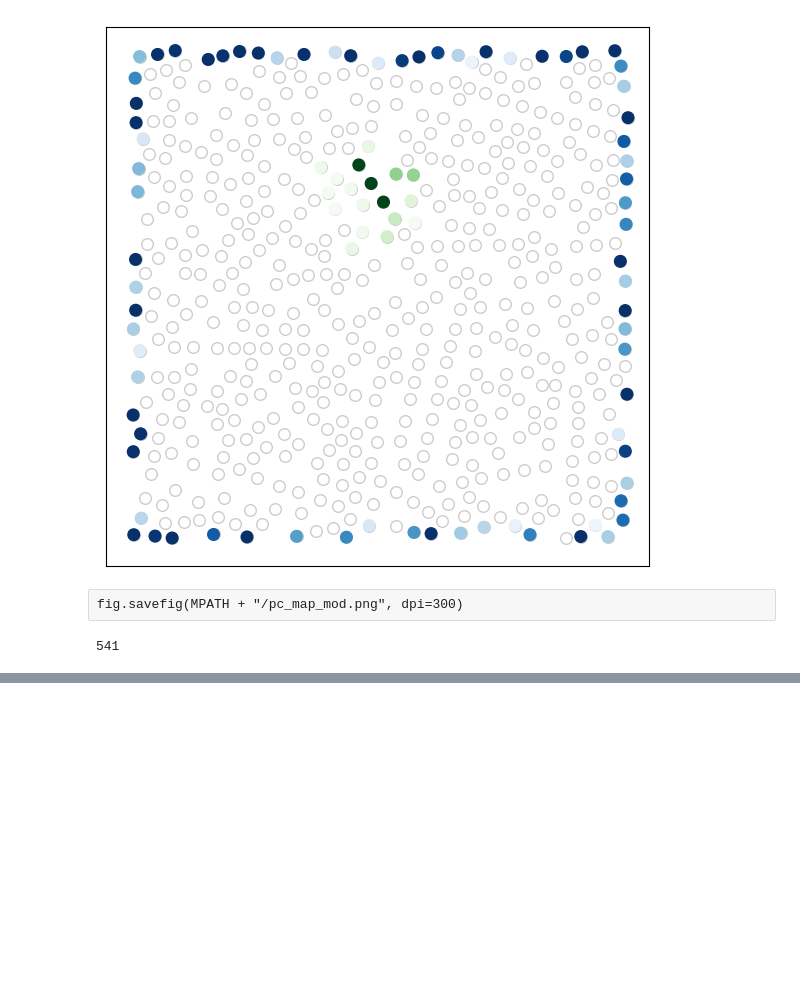
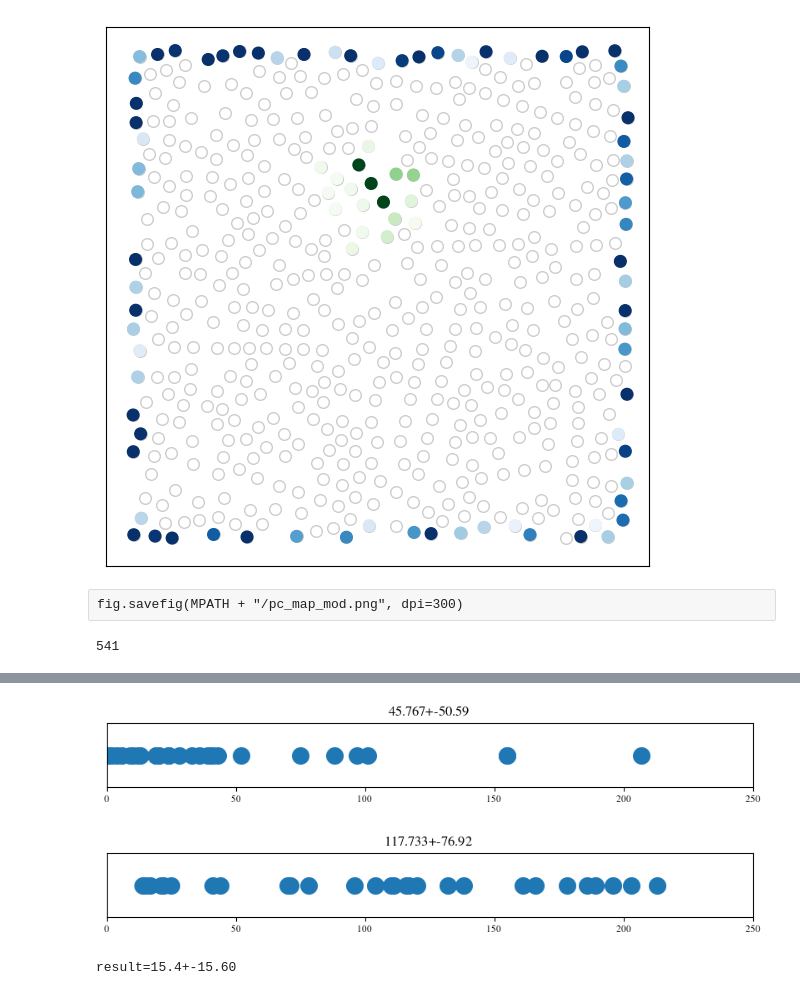
Before and after one commit to iKiru-hub/PCNN, a Jupyter notebook: notebooks/lab_pcore_2.ipynb, the cells around one changed output, grey strips where cells are left out. Drawn from its saved outputs; the diff is of its cells as text; code cells hidden in the pictures; blank space fills up the shorter version.

```diff
--- a/notebooks/lab_pcore_2.ipynb
+++ b/notebooks/lab_pcore_2.ipynb
@@ -812,0 +902,22 @@ brain.get_space_fine_count()
+# %%
+plt.figure(figsize=(10, 1))
+plt.scatter(data, [0]*len(data), s=200)
+plt.yticks(())
+plt.xlim((0, 250))
+plt.title(f"{np.mean(data):.3f}+-{np.std(data):.2f}")
+plt.show()
+# %% [output]
+[figure, added]
+# %%
+plt.figure(figsize=(10, 1))
+plt.scatter(data, [0]*len(data), s=200)
+plt.yticks(())
+plt.xlim((0, 250))
+plt.title(f"{np.mean(data):.3f}+-{np.std(data):.2f}")
+plt.show()
+# %% [output]
+[figure, added]
+# %%
+print(f"result={np.mean(data):.1f}+-{np.std(data):.2f}")
+# %% [output]
+result=15.4+-15.60
```
Also changed, not shown: parts of 15 cells of this notebook, 27 other files.
